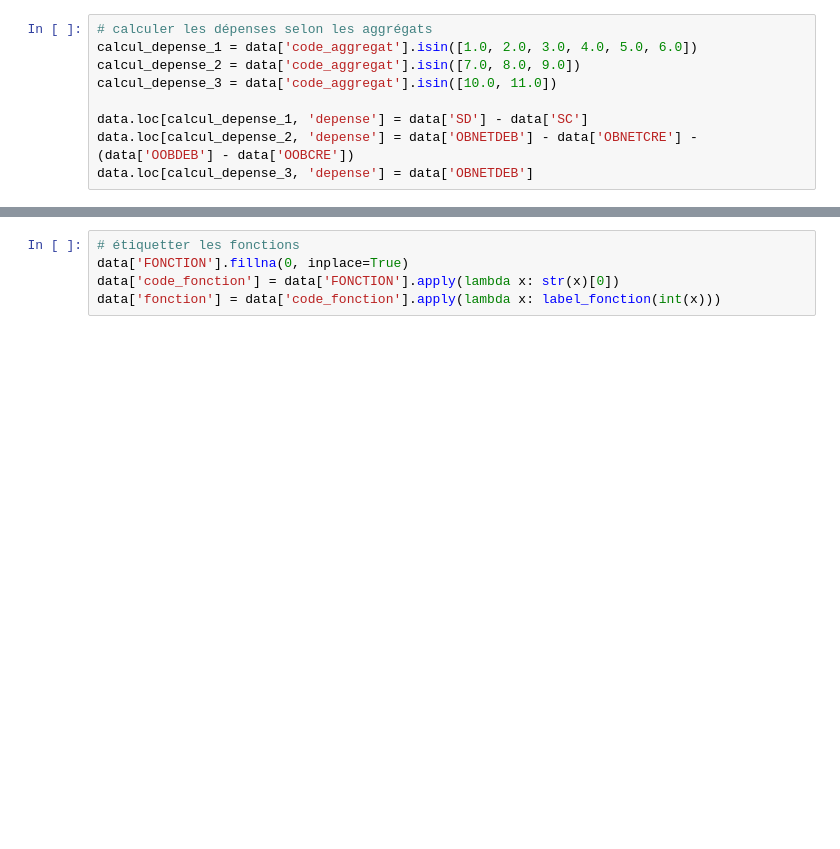
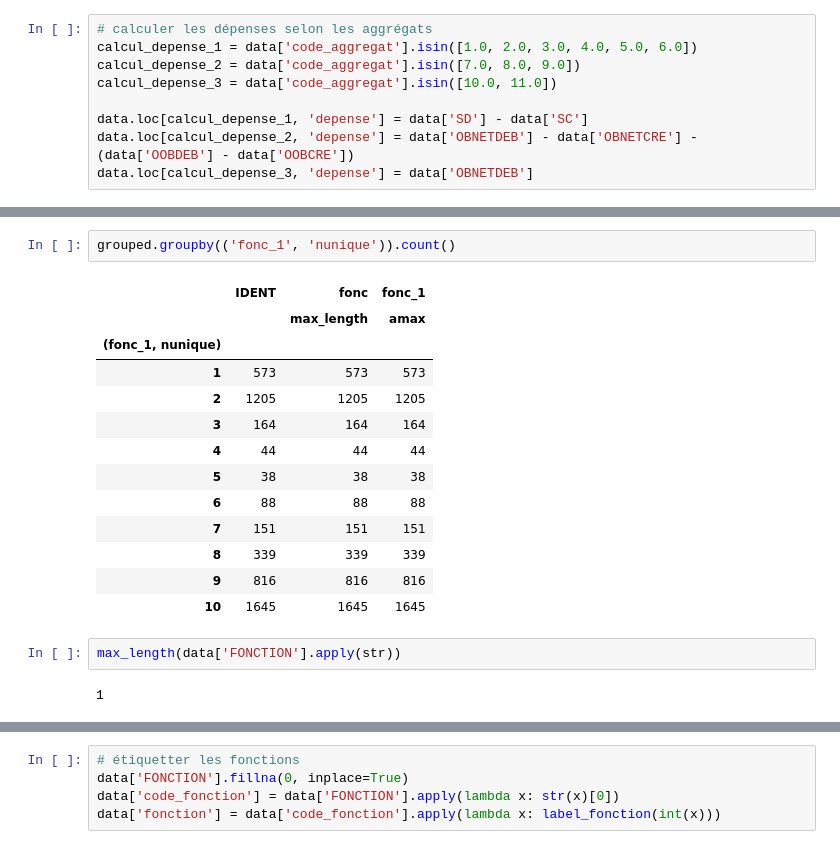
Before and after one commit to gregoiredav/depenses-loc, a Jupyter notebook: prototype.ipynb, the cells around one changed output, grey strips where cells are left out. Drawn from its saved outputs; the diff is of its cells as text; blank space fills up the shorter version.

```diff
--- a/prototype.ipynb
+++ b/prototype.ipynb
@@ -37,0 +168,20 @@ data.loc[calcul_depense_3, 'depense'] = data['OBNETDEB']
+# %%
+grouped.groupby(('fonc_1', 'nunique')).count()
+# %% [output]
+|  | IDENT | fonc | fonc_1 |
+|  |  | max_length | amax |
+| (fonc_1, nunique) |  |  |  |
+| 1 | 573 | 573 | 573 |
+| 2 | 1205 | 1205 | 1205 |
+| 3 | 164 | 164 | 164 |
+| 4 | 44 | 44 | 44 |
+| 5 | 38 | 38 | 38 |
+| 6 | 88 | 88 | 88 |
+| 7 | 151 | 151 | 151 |
+| 8 | 339 | 339 | 339 |
+| 9 | 816 | 816 | 816 |
+| 10 | 1645 | 1645 | 1645 |
+# %%
+max_length(data['FONCTION'].apply(str))
+# %% [output]
+1
```
Also changed, not shown: parts of 41 cells of this notebook, 4 other files.
